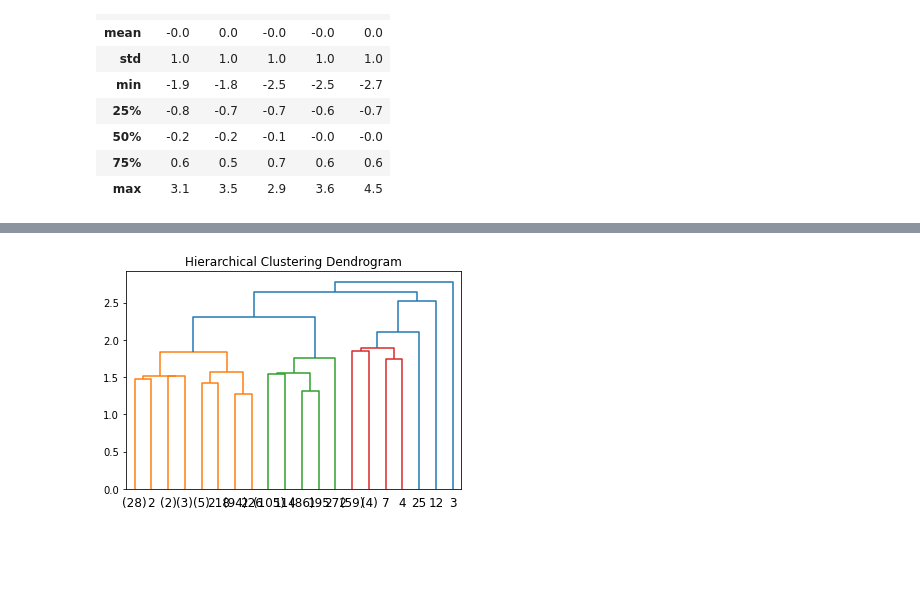
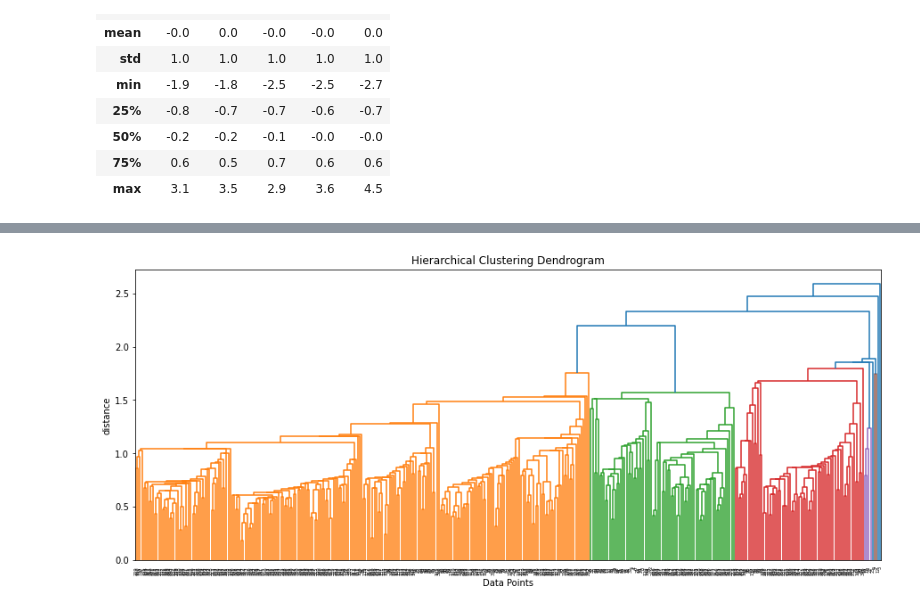
Before and after one commit to CSA100/nba-dsai, a Jupyter notebook: InitialClustering.ipynb, the cells around one changed output, grey strips where cells are left out. Saved outputs shown, nothing was run; the diff lists cells and outputs as text; code cells hidden in the pictures; blank space fills up the shorter version.

```diff
--- a/InitialClustering.ipynb
+++ b/InitialClustering.ipynb
@@ -83,0 +117,2 @@ plt.show()
+# %%
+truncatedDendrogram(completeLinkage,5,6.5)
@@ -84,6 +121,5 @@ plt.show()
 # %%
-linkageMatrix = linkage(pcaDataScaled,'complete')
-pcaDataScaled['completeCluster'] = create_cluster(linkageMatrix,6)
+pcaDataScaled['completeCluster'] = create_cluster(completeLinkage,6.5)
 pcaDataScaled.groupby('completeCluster').mean()
 # %% [output]
 |  | PC1 | PC2 | PC3 | PC4 | PC5 |
@@ -116,0 +143,2 @@ plt.show()
+# %%
+truncatedDendrogram(wardLinkage,10,10.2)
@@ -117,6 +147,5 @@ plt.show()
 # %%
-linkageMatrix = linkage(pcaDataScaled,'ward')
-pcaDataScaled['wardCluster'] = create_cluster(linkageMatrix,11)
+pcaDataScaled['wardCluster'] = create_cluster(wardLinkage,10.2)
 pcaDataScaled.groupby('wardCluster').mean()
 # %% [output]
 |  | PC1 | PC2 | PC3 | PC4 | PC5 | completeCluster |
@@ -144,8 +175,6 @@ Name: wardCluster, dtype: int64
 # %%
 singleLinkage = AgglomerativeClustering(distance_threshold=0, n_clusters=None,linkage='single')
 singleLinkage = singleLinkage.fit(pcaDataScaled)
-plt.title("Hierarchical Clustering Dendrogram")
-plot_dendrogram(singleLinkage, truncate_mode="level", p=5)
-plt.show()
+plotDendrogram(singleLinkage)
 # %% [output]
-[figure, old version]
+[figure, new version]
```
Also changed, not shown: parts of 19 cells of this notebook, 3 other files.
